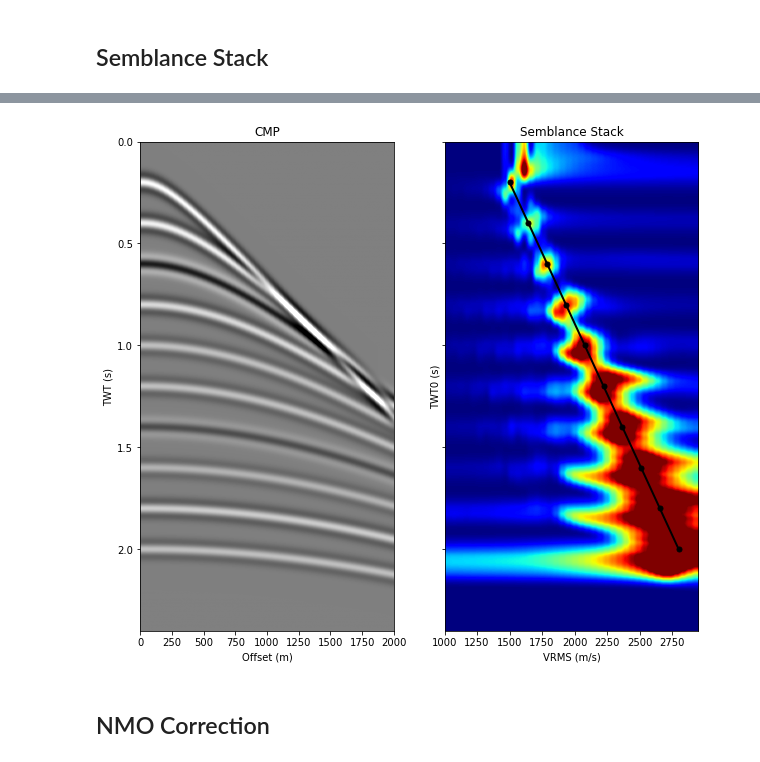
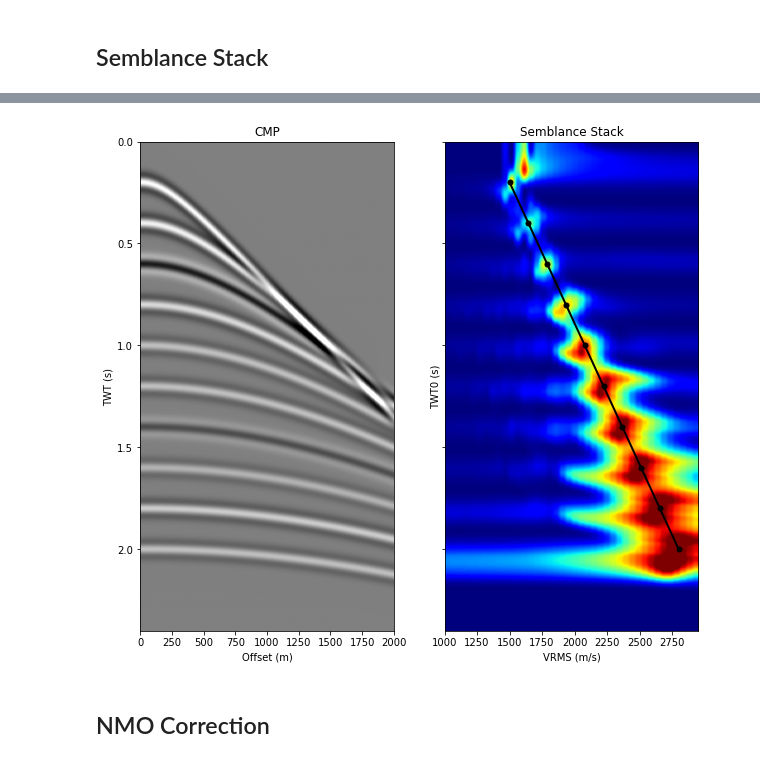
Before and after one commit to DIG-Kaust/Seismology, a Jupyter notebook: ReflectionSeismic/NMO.ipynb, the cells around one changed output, grey strips where cells are left out. Cells and saved outputs as stored; diff of their text form; code cells hidden in the pictures.

```diff
--- a/ReflectionSeismic/NMO.ipynb
+++ b/ReflectionSeismic/NMO.ipynb
@@ -168,23 +188,24 @@ def semblance(d, x, t, t0, vrms, nsmooth=5):
 # %%
 t0axis = t.copy()
 vrmsaxis = np.arange(1000, 3000, 50)
+clip = 0.9
 
 ss = semblance(d, x, t, t0axis, vrmsaxis, nsmooth=15)
 
 fig, axs = plt.subplots(1, 2, sharey=True, figsize=(10, 9))
 axs[0].imshow(d, cmap='gray', vmin=-1, vmax=1, extent=(x[0], x[-1], t[-1], t[0]))
 axs[0].set_xlabel('Offset (m)')
 axs[0].set_ylabel('TWT (s)')
 axs[0].set_title('CMP')
 axs[0].axis('tight')
-axs[1].imshow(ss, cmap='jet', vmin=0, vmax=0.7*ss.max(),
+axs[1].imshow(ss, cmap='jet', vmin=0, vmax=clip*ss.max(),
               extent=(vrmsaxis[0], vrmsaxis[-1], t0axis[-1], t0axis[0]))
 axs[1].plot(vrms, t0, '.-k', ms=10, lw=2)
 axs[1].set_xlabel('VRMS (m/s)')
 axs[1].set_ylabel('TWT0 (s)')
 axs[1].set_title('Semblance Stack')
 axs[1].axis('tight');
 # %% [output]
-[figure, old version]
+[figure, new version]
 # %% [markdown]
 ## NMO Correction
```
Also changed, not shown: parts of 5 cells of this notebook.
